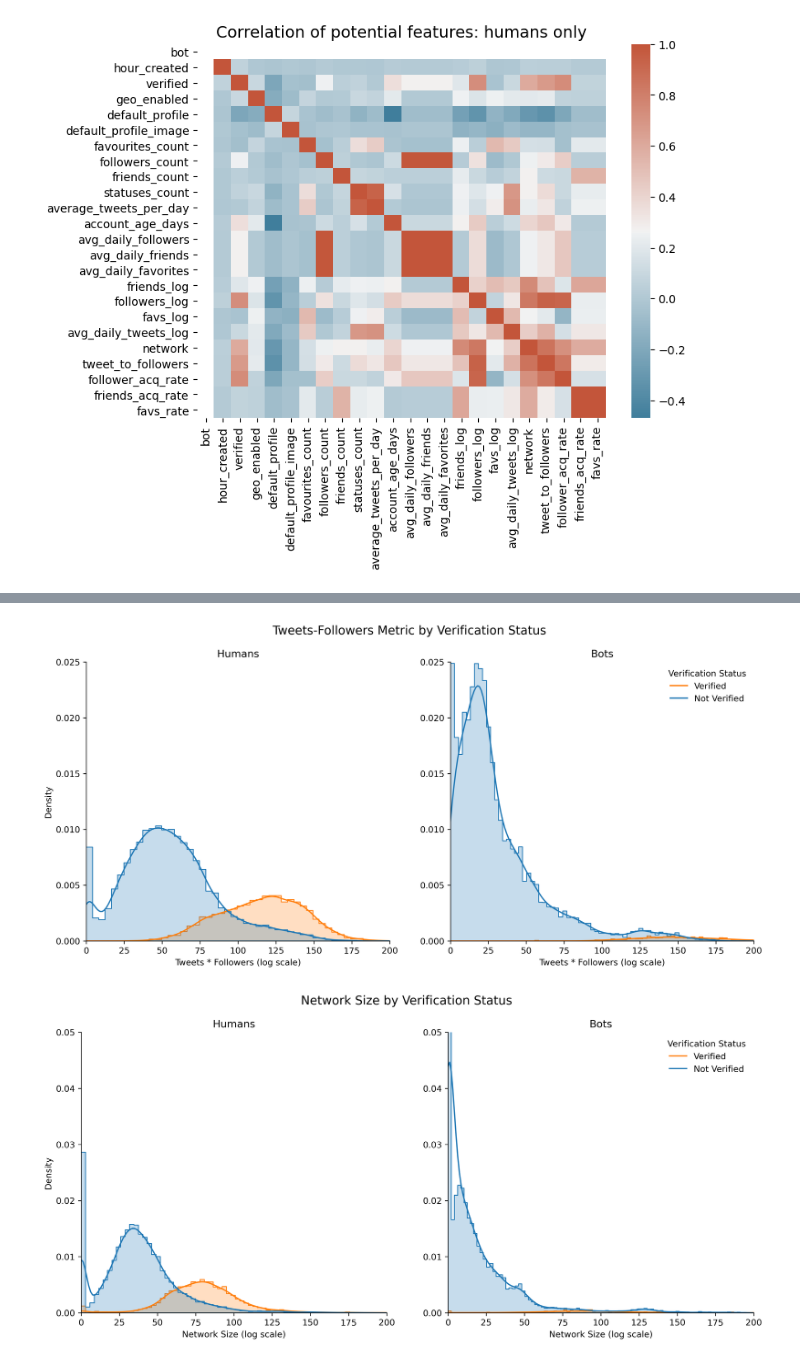
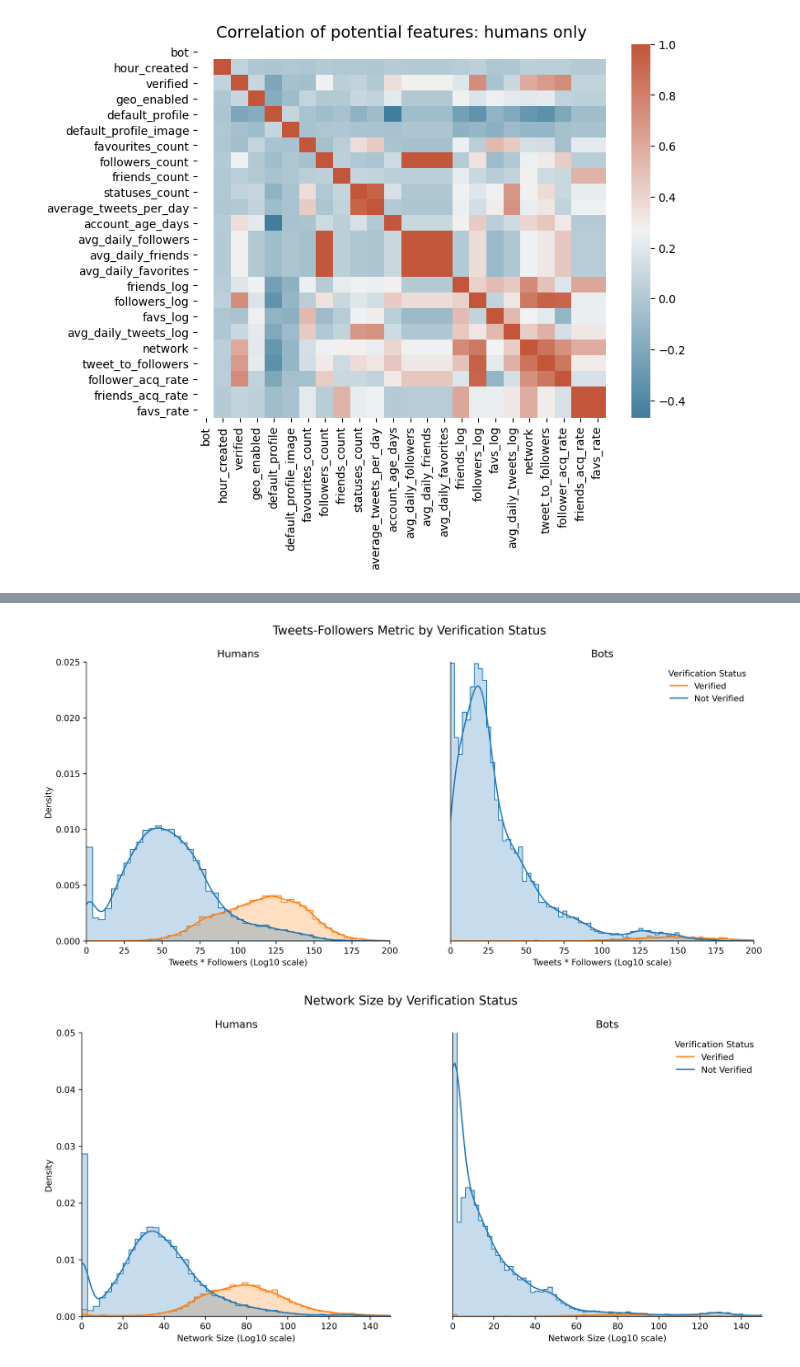
Before and after one commit to scrapfishies/twitter-bot-detection, a Jupyter notebook: eda.ipynb, the cells around one changed output, grey strips where cells are left out. Drawn from its saved outputs; the diff is of its cells as text; code cells hidden in the pictures.

```diff
--- a/eda.ipynb
+++ b/eda.ipynb
@@ -339,3 +201,0 @@ plt.title('Correlation of potential features: humans only', fontsize=14);
-# %%
-bots = df[df.bot == 1]
-humans = df[df.bot == 0]
@@ -360,7 +441,7 @@ sns.histplot(x='tweet_to_followers', data=humans, hue='verified', alpha=.25,
              kde=True, stat='density', common_bins=True, element='step', legend=False)
 
 plt.title("Humans", fontsize=12)
-plt.xlabel('Tweets * Followers (log scale)', fontsize=10)
+plt.xlabel('Tweets * Followers (Log10 scale)', fontsize=10)
 plt.ylabel('Density', fontsize=10)
 sns.despine(bottom = True, left = True)
 plt.xlim(0, 200)
@@ -372,38 +453,40 @@ sns.histplot(x='tweet_to_followers', data=bots, hue='verified', alpha=.25,
 
 plt.legend(title='Verification Status', loc='upper right', labels=['Verified', 'Not Verified'], frameon=False)
 plt.title("Bots", fontsize=12)
-plt.xlabel('Tweets * Followers (log scale)', fontsize=10)
-plt.ylabel('')
+plt.xlabel('Tweets * Followers (Log10 scale)', fontsize=10)
+plt.ylabel("")
+plt.yticks([])
 sns.despine()
 plt.xlim(0, 200)
 plt.ylim(0, 0.025);
 # %% [output]
-[figure, old version]
+[figure, new version]
 # %%
 plt.figure(figsize=(14,6), dpi=300)
 plt.suptitle('Network Size by Verification Status', fontsize=14)
 
 plt.subplot(1, 2, 1)
 sns.histplot(x='network', data=humans, hue='verified', alpha=.25,
              kde=True, stat='density', common_bins=True, element='step', legend=False)
 plt.xlabel('Network Size (Friends * Followers)')
 plt.title("Humans", fontsize=12)
-plt.xlabel('Network Size (log scale)', fontsize=10)
+plt.xlabel('Network Size (Log10 scale)', fontsize=10)
 plt.ylabel('Density', fontsize=10)
 sns.despine(bottom = True, left = True)
-plt.xlim(0, 200)
+plt.xlim(0, 150)
 plt.ylim(0, 0.05)
 
 plt.subplot(1, 2, 2)
 sns.histplot(x='network', data=bots, hue='verified', alpha=.25,
              kde=True, stat='density', common_bins=True, element='step', legend=True)
 plt.xlabel('Network Size (Friends * Followers)')
 plt.legend(title='Verification Status', loc='upper right', labels=['Verified', 'Not Verified'], frameon=False)
 plt.title("Bots", fontsize=12)
-plt.xlabel('Network Size (log scale)', fontsize=10)
-plt.ylabel('')
+plt.xlabel('Network Size (Log10 scale)', fontsize=10)
+plt.ylabel("")
+plt.yticks([])
 sns.despine()
-plt.xlim(0, 200)
+plt.xlim(0, 150)
 plt.ylim(0, 0.05);
 # %% [output]
-[figure, old version]
+[figure, new version]
```
Also changed, not shown: parts of 55 cells of this notebook.
